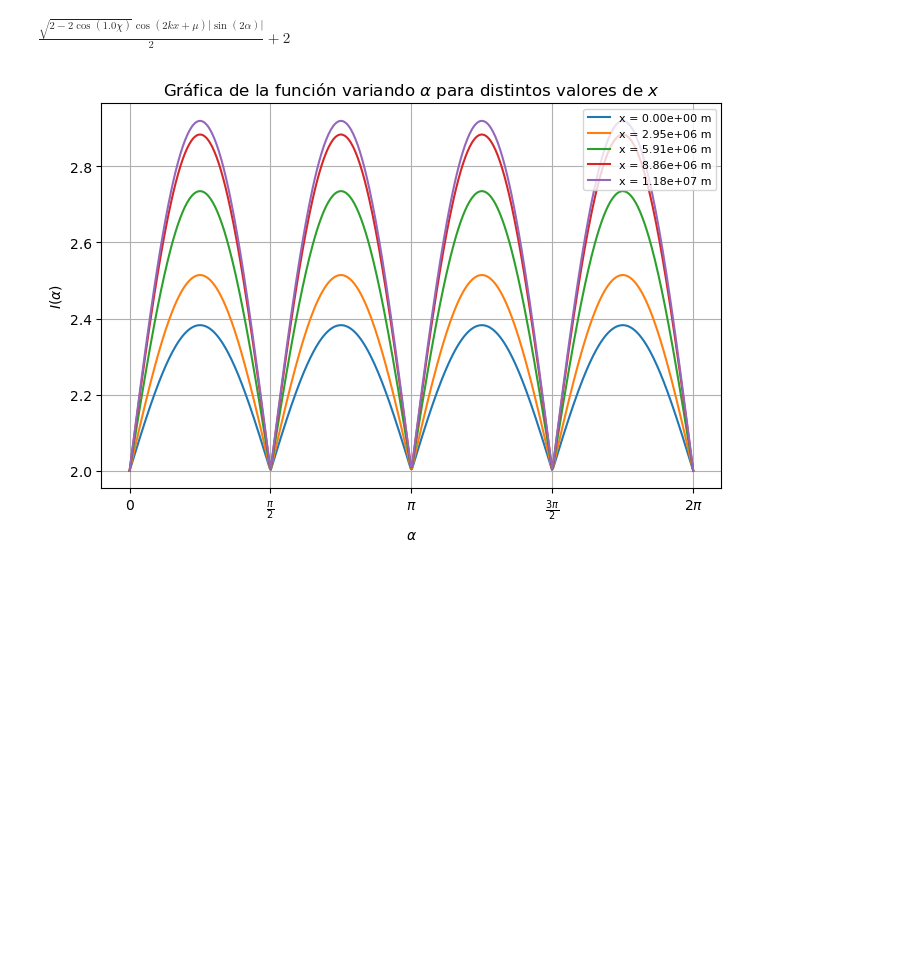
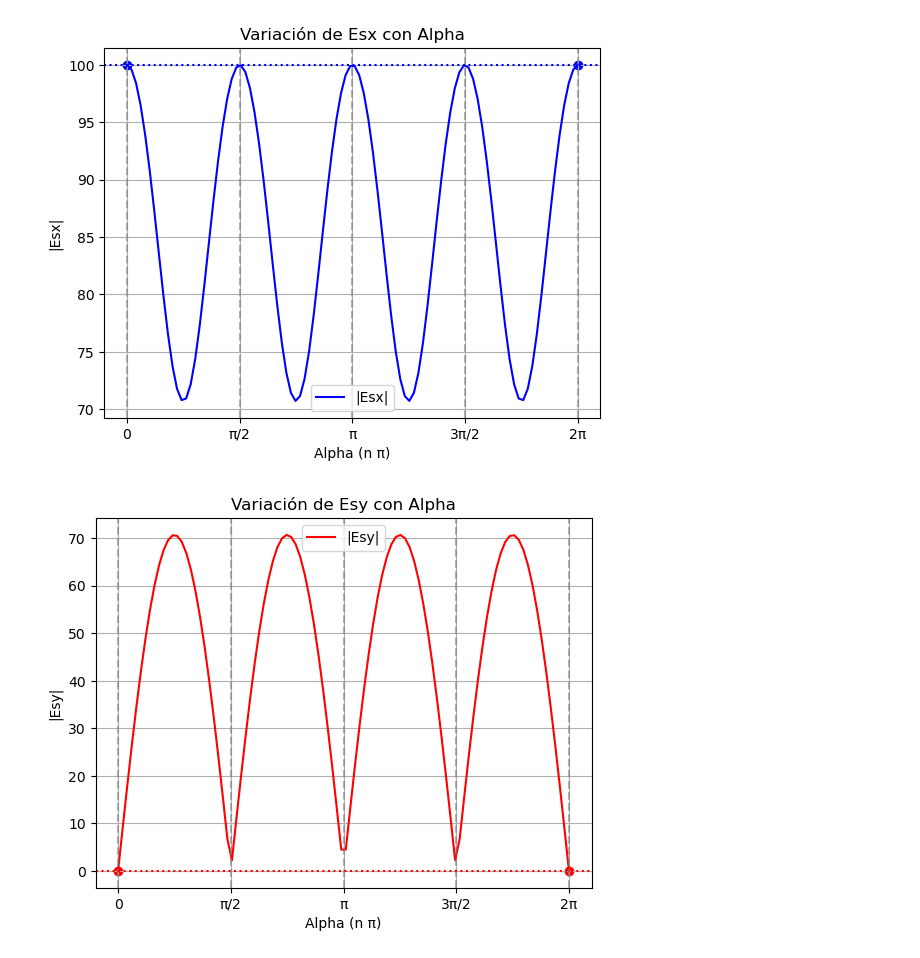
Before and after one commit to Aguiario/Polarimetric_Interferomerty, a Jupyter notebook: alpha.ipynb, the cells around one changed output. Saved outputs shown, nothing was run; the diff lists cells and outputs as text; code cells hidden in the pictures; blank space fills up the shorter version.

```diff
--- a/alpha.ipynb
+++ b/alpha.ipynb
@@ -110,47 +0,0 @@ $\displaystyle 0.5 \sqrt{0.25 e^{i \left(- 1.0 \chi + 0.5 \pi\right)} \sin{\left
-# %%
-E_is_2 = sp.Matrix([[0], [1]])
-E_r_2 =  np.array([[1], [0]])
-
-I_2 = calcular_intensidad(E_is_2, E_r_2)
-
-I_2
-# %% [output]
-$\displaystyle \frac{\sqrt{2 - 2 \cos{\left(1.0 \chi \right)}} \cos{\left(2 k x + \mu \right)} \left|{\sin{\left(2 \alpha \right)}}\right|}{2} + 2$
-# %%
-import numpy as np
-import matplotlib.pyplot as plt
-
-# Definir parámetros físicos
-lambda_ = 532e-9  # Longitud de onda en metros
-k = 2 * np.pi / lambda_  # Número de onda
-x_values = np.linspace(0, k, 5)  # 10 valores de x distribuidos en el rango
-
-# Definir la función de intensidad
-def Intensity(alpha, kx, chi, mu=0):
-    return (np.sqrt(2 - 2 * np.cos(chi) * np.cos(2*kx + mu)) * np.abs(np.sin(2*alpha)) / 2) + 2
-
-# Rango de valores para alpha
-alpha_values = np.linspace(0, 2*np.pi, 500)
-
-# Crear la figura
-plt.figure(figsize=(8, 5))
-
-# Graficar la función para varios valores de x
-for x in x_values:
-    kx_values = k * x  # Calculamos kx
-    y_values = Intensity(alpha_values, kx_values, np.pi/4)
-    plt.plot(alpha_values, y_values, label=f"x = {x:.2e} m")
-
-# Definir los valores clave de alpha en el eje x
-key_alphas = [0, np.pi/2, np.pi, 3*np.pi/2, 2*np.pi]
-key_labels = [r"$0$", r"$\frac{\pi}{2}$", r"$\pi$", r"$\frac{3\pi}{2}$", r"$2\pi$"]
-plt.xticks(key_alphas, key_labels)
-
-plt.xlabel(r"$\alpha$")
-plt.ylabel(r"$I(\alpha)$")
-plt.title(r"Gráfica de la función variando $\alpha$ para distintos valores de $x$")
-plt.legend(loc='upper right', fontsize=8)
-plt.grid()
-plt.show()
-# %% [output]
-[figure, removed]
@@ -156,0 +94,12 @@ plt.show()
+# %%
+import numpy as np
+import pyPI as pi
+Eis = 100 * np.array([[-1], [0]])
+#Eis = np.array([[1], [1]])
+
+delta_chi = np.pi/2
+
+plot_alpha_variation(Eis, delta_chi)
+# %% [output]
+[figure, added]
+[figure, added]
```
Also changed, not shown: parts of 7 cells of this notebook, 9 other files.
